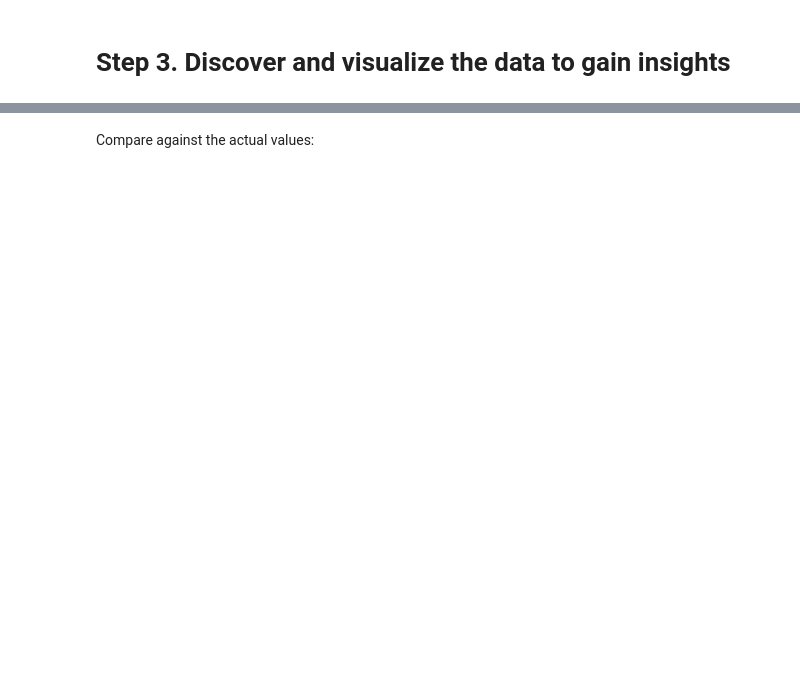
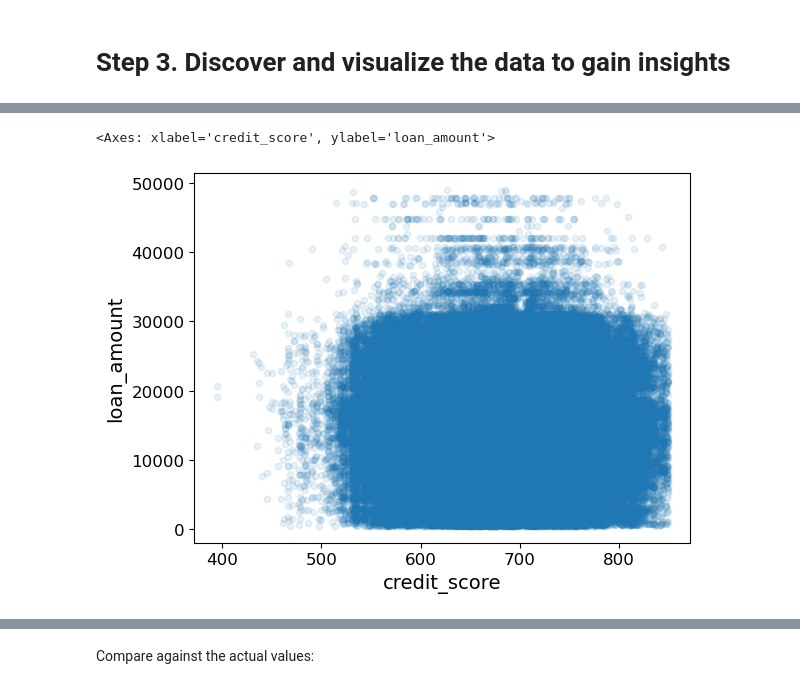
Before and after one commit to max-lennon/Playground_LoanPayback, a Jupyter notebook: Loan_Payback.ipynb, the cells around one changed output, grey strips where cells are left out. Cells and saved outputs as stored; diff of their text form; code cells hidden in the pictures; blank space fills up the shorter version.

```diff
--- a/Loan_Payback.ipynb
+++ b/Loan_Payback.ipynb
@@ -664,0 +85,6 @@ Predictions: [ 85657.90192014 305492.60737488 152056.46122456 186095.70946094
+# %%
+# Add alpha channel for transparent so that the plot is less crowded.
+train_set.plot(kind="scatter", x="credit_score", y="loan_amount", alpha=0.1)
+# %% [output]
+<Axes: xlabel='credit_score', ylabel='loan_amount'>
+[figure, added]
```
Also changed, not shown: parts of 123 cells of this notebook.
